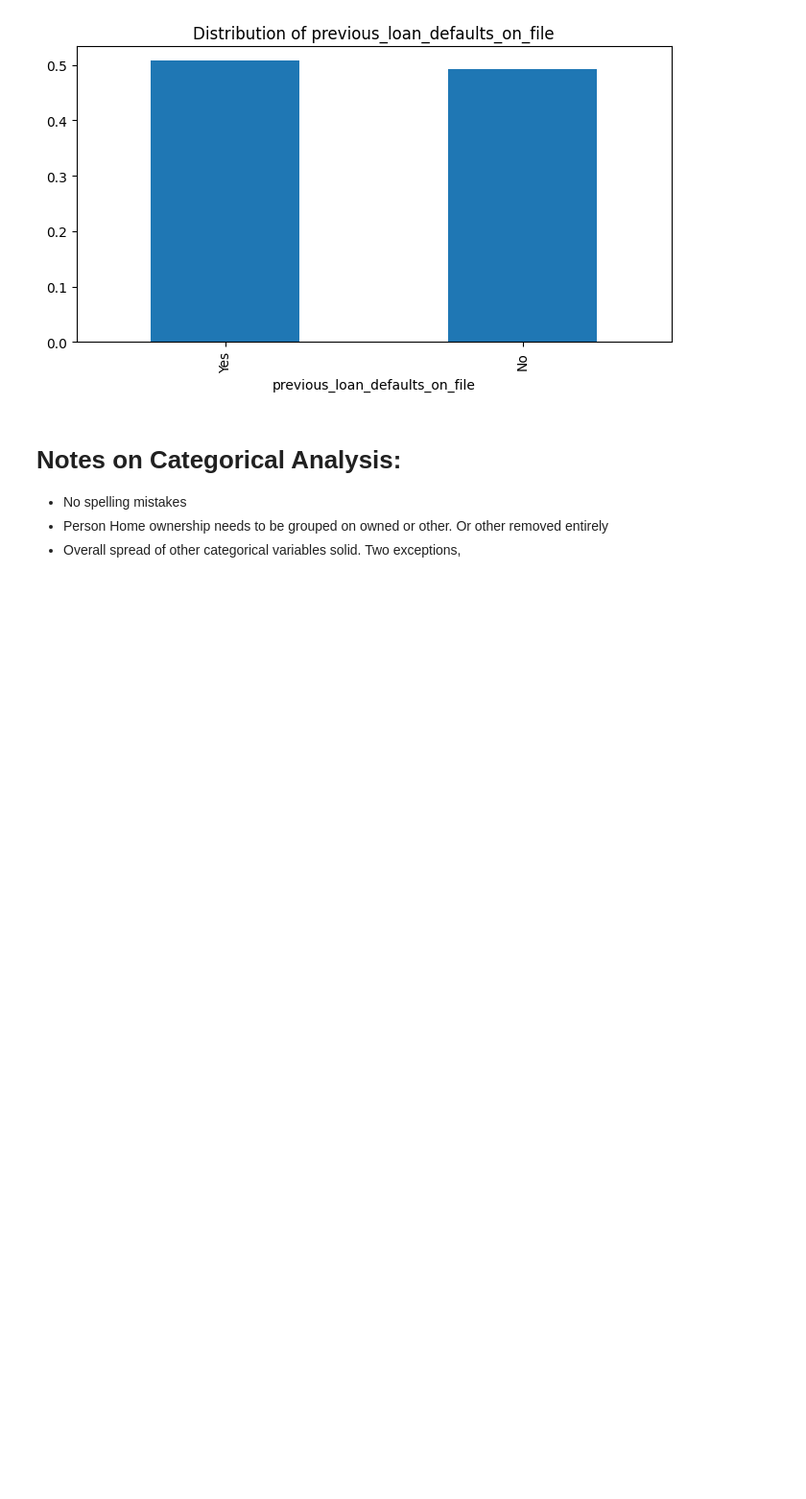
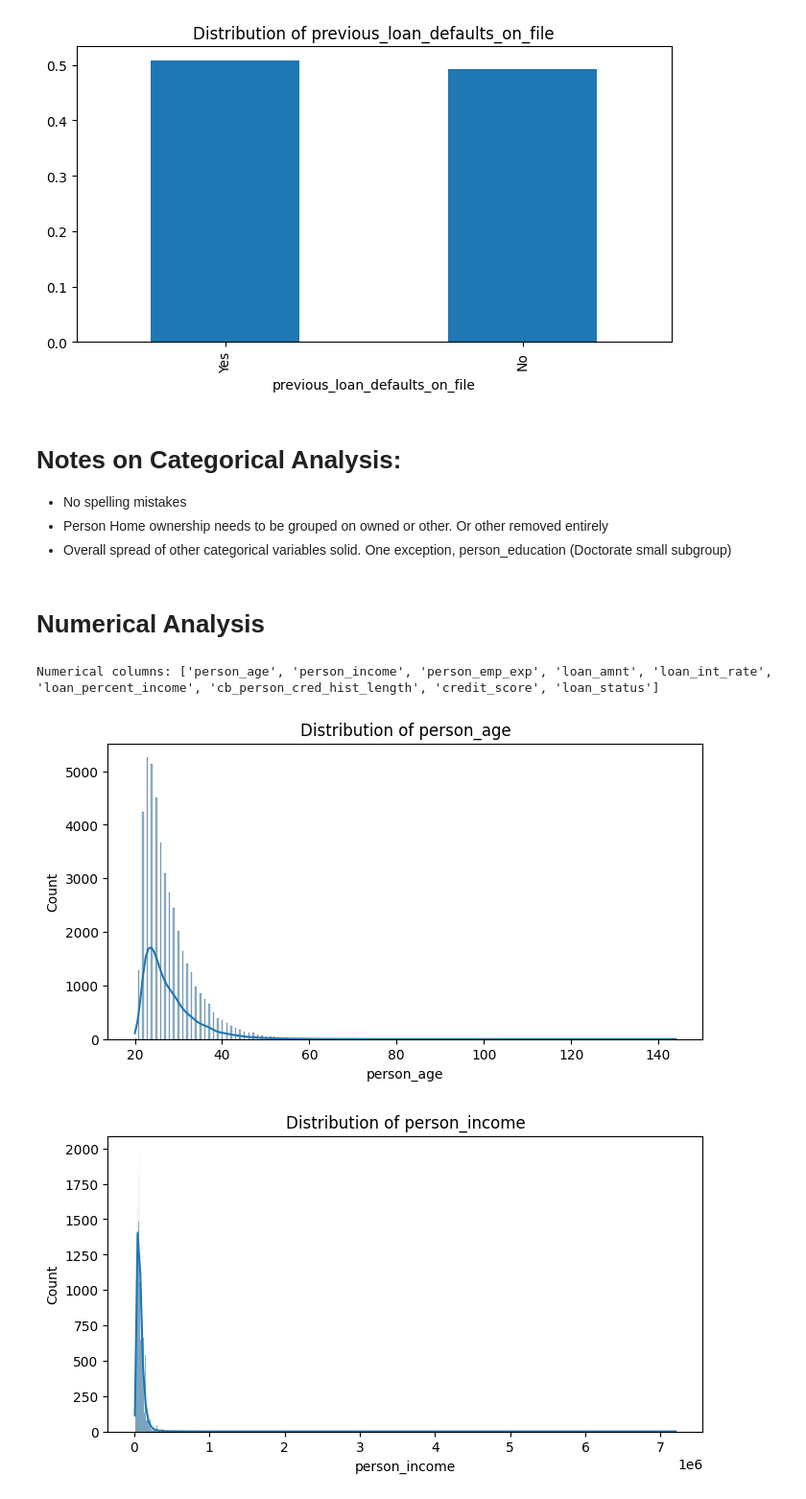
Before and after one commit to jb705249/SJU_DSS_740_Final_Project, a Jupyter notebook: Scr/initial_data_cleaning.ipynb, the cells around one changed output. Shown at 96% size. Cells and saved outputs as stored; diff of their text form; code cells hidden in the pictures; blank space fills up the shorter version.

```diff
--- a/Scr/initial_data_cleaning.ipynb
+++ b/Scr/initial_data_cleaning.ipynb
@@ -113,4 +113,19 @@ for col in categorical_columns:
 # Notes on Categorical Analysis:
 - No spelling mistakes
 - Person Home ownership needs to be grouped on owned or other. Or other removed entirely
-- Overall spread of other categorical variables solid. Two exceptions,
+- Overall spread of other categorical variables solid. One exception, person_education (Doctorate small subgroup)
+# %% [markdown]
+# Numerical Analysis
+# %%
+# Univariate analysis of numerical variables
+numerical_columns = df.select_dtypes(include=[np.number]).columns.tolist()
+print("Numerical columns:", numerical_columns)
+for col in numerical_columns:
+    fig = plt.figure(figsize=(8, 4))
+    sns.histplot(df[col], kde=True)
+    plt.title(f"Distribution of {col}")
+    plt.show()
+# %% [output]
+Numerical columns: ['person_age', 'person_income', 'person_emp_exp', 'loan_amnt', 'loan_int_rate', 'loan_percent_income', 'cb_person_cred_hist_length', 'credit_score', 'loan_status']
+[figure, added]
+[figure, added]
```
Also changed, not shown: parts of 16 cells of this notebook, 1 other file.
